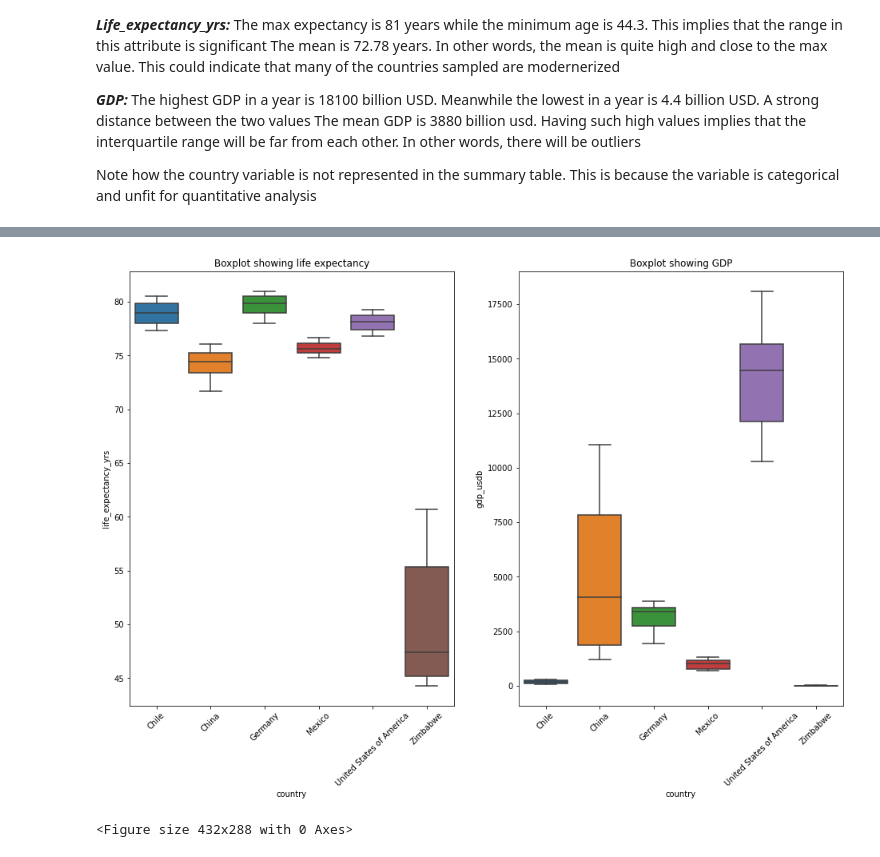
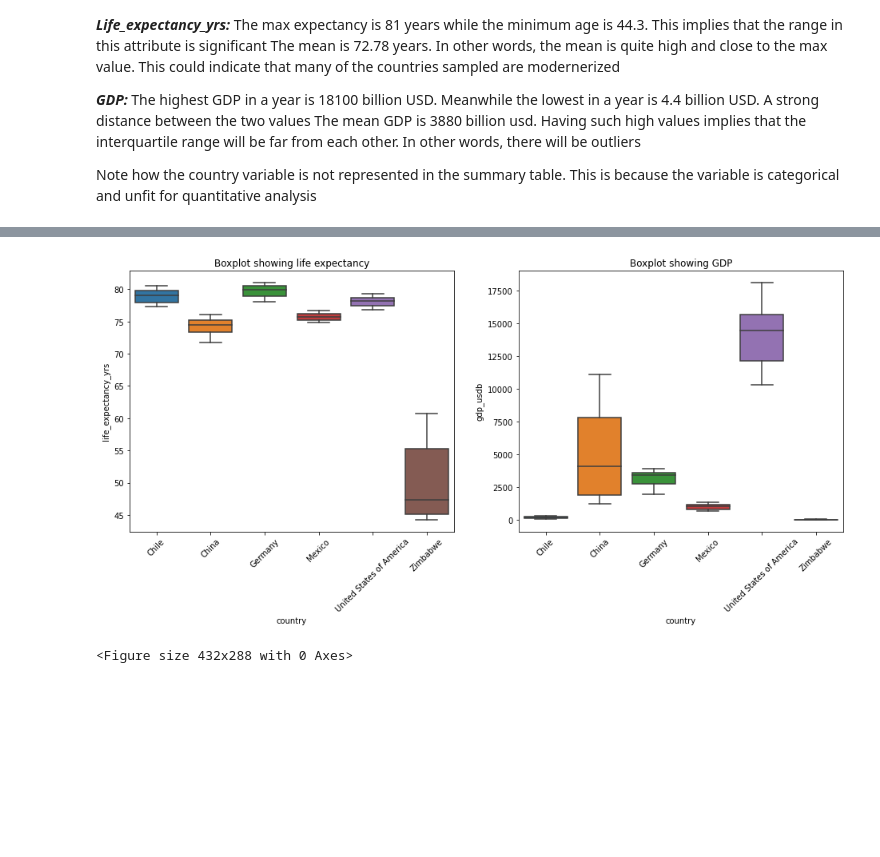
Before and after one commit to albertbanke/LifeExpectancyandGDP, a Jupyter notebook: life_expectancy_gdp.ipynb, the cells around one changed output, grey strips where cells are left out. Saved outputs shown, nothing was run; the diff lists cells and outputs as text; code cells hidden in the pictures; blank space fills up the shorter version.

```diff
--- a/life_expectancy_gdp.ipynb
+++ b/life_expectancy_gdp.ipynb
@@ -194,28 +196,28 @@ plt.clf()
 # %%
 # (F) Bivariate data analysis
 
 # Plotting a boxplot showing the countries different composition of the GDP and life expectancy variables
-plt.figure(figsize = [16, 10])
+plt.figure(figsize = [16, 6])
 
 plt.subplot(1, 2, 1)
 plt.xticks(rotation = 45)
 ax2 = sns.boxplot(data = df, x = 'country', y ='life_expectancy_yrs')
 plt.title('Boxplot showing life expectancy')
 
 plt.subplot(1, 2, 2)
 plt.xticks(rotation = 45)
 ax3 = sns.boxplot(data = df, x = 'country', y ='gdp_usdb')
 plt.title('Boxplot showing GDP')
 
 plt.show()
 plt.clf()
 
 # Interpretation: Two points become clearly visible from these boxplots. All but one country has life expectancy above 70 years
 # This explains the earlier gap in life expectancy.
 # Furthermore, the association between GDP and life expectancy is not clear between these two graphs.
 # Evidently Chile has a higher life expectancy than Mexico but a lower GDP per capita in billions USD.
 # %% [output]
-[figure, old version]
+[figure, new version]
 <Figure size 432x288 with 0 Axes>
 # %%
 # (F) Multivariate data analysis
```
Also changed, not shown: parts of 6 cells of this notebook.
